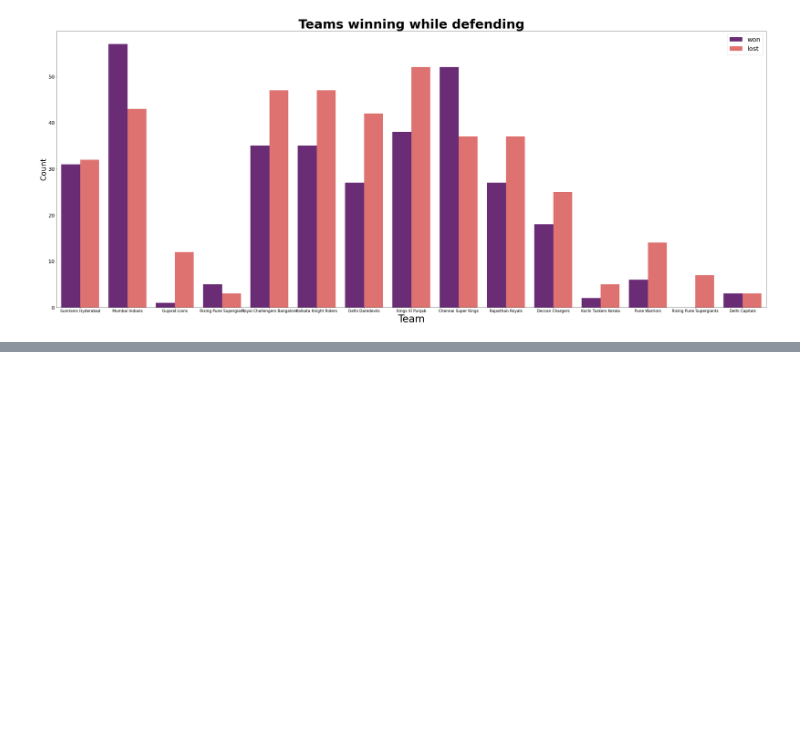
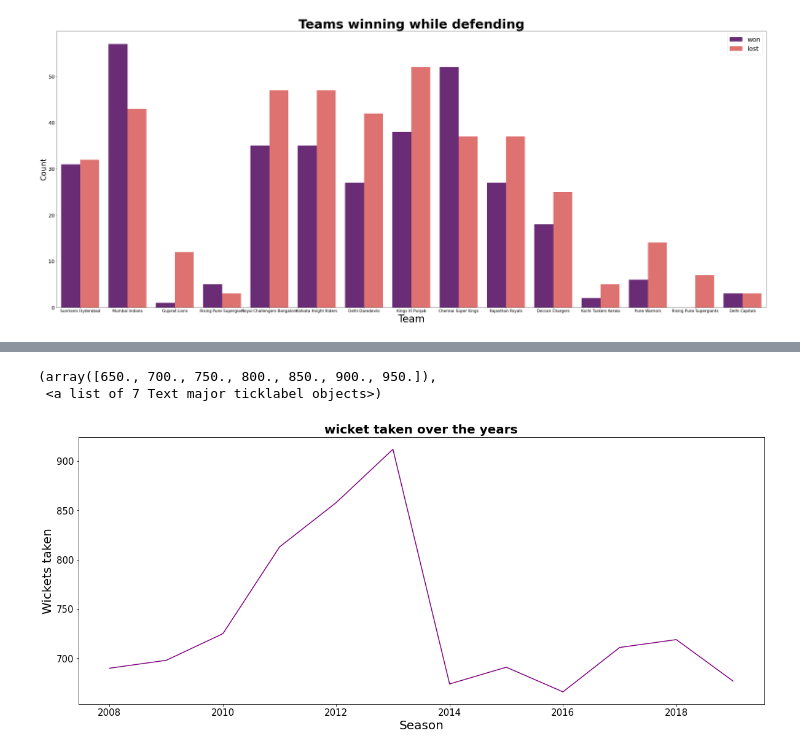
Before and after one commit to nehit210/EDA-on-sports-dataset, a Jupyter notebook: EDA.ipynb, the cells around one changed output, grey strips where cells are left out. Saved outputs shown, nothing was run; the diff lists cells and outputs as text; code cells hidden in the pictures; blank space fills up the shorter version.

```diff
--- a/EDA.ipynb
+++ b/EDA.ipynb
@@ -429,0 +485,11 @@ See the caveats in the documentation: https://pandas.pydata.org/pandas-docs/stab
+# %%
+ipl_data.groupby('season')['player_dismissed'].count().plot(kind='line',color='purple',figsize=(20,8))
+plt.title("wicket taken over the years",fontsize=20,fontweight='bold')
+plt.xlabel("Season",size=20)
+plt.ylabel("Wickets taken",size=20)
+plt.xticks(size=15)
+plt.yticks(size=15)
+# %% [output]
+(array([650., 700., 750., 800., 850., 900., 950.]),
+ <a list of 7 Text major ticklabel objects>)
+[figure, added]
```
Also changed, not shown: parts of 15 cells of this notebook.
